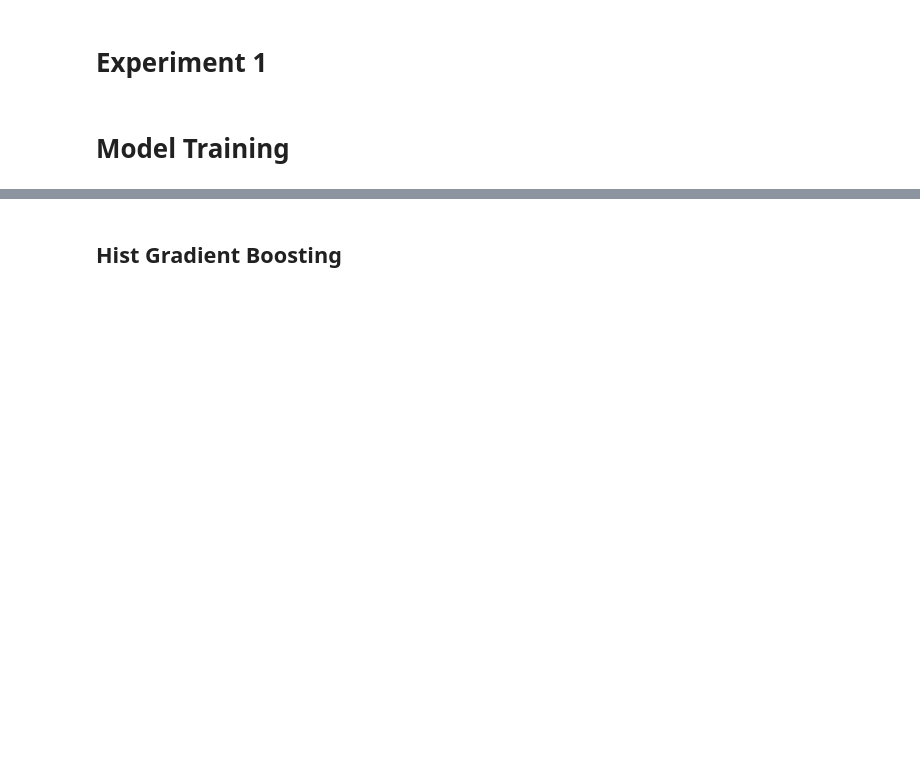
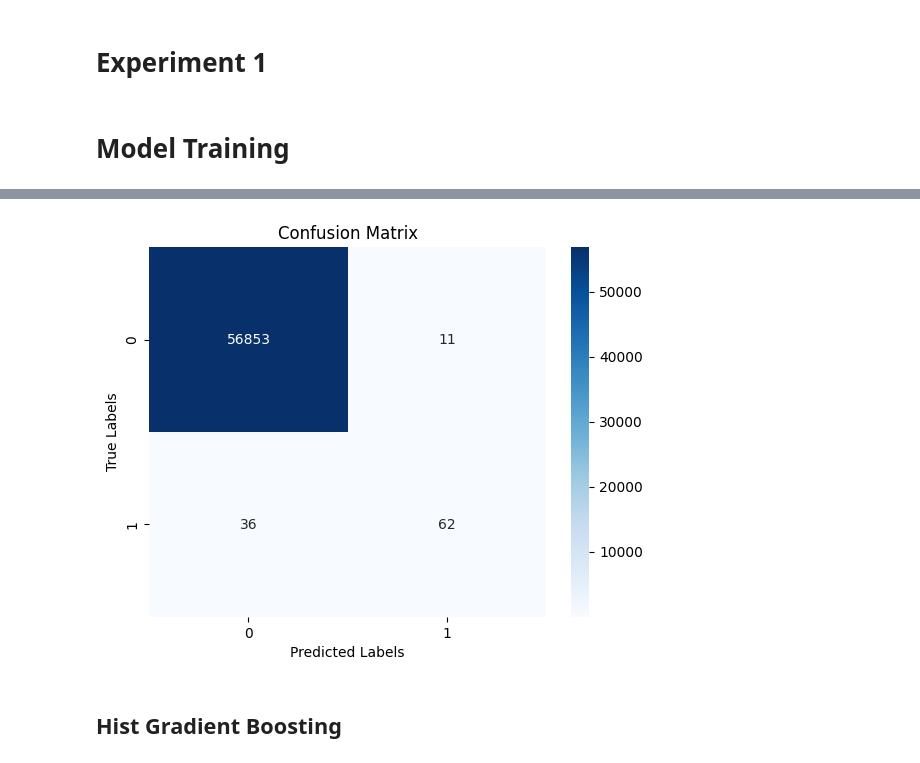
Before and after one commit to dpons222/Portfolio, a Jupyter notebook: Credit-Card-Fraud-Detection/credit_card_fraud_detection.ipynb, the cells around one changed output, grey strips where cells are left out. Drawn from its saved outputs; the diff is of its cells as text; code cells hidden in the pictures; blank space fills up the shorter version.

```diff
--- a/Credit-Card-Fraud-Detection/credit_card_fraud_detection.ipynb
+++ b/Credit-Card-Fraud-Detection/credit_card_fraud_detection.ipynb
@@ -99,2 +165,13 @@ plt.show()
+# %%
+cf_matrix = confusion_matrix(y_test,y_pred_lr)
+# Create the heatmap
+sns.heatmap(cf_matrix, annot=True, cmap='Blues', fmt='d')  # fmt='d' for integers
+
+plt.title('Confusion Matrix')
+plt.xlabel('Predicted Labels')
+plt.ylabel('True Labels')
+plt.show()
+# %% [output]
+[figure, added]
 # %% [markdown]
 ## Hist Gradient Boosting
```
Also changed, not shown: parts of 27 cells of this notebook, 1 other file.
